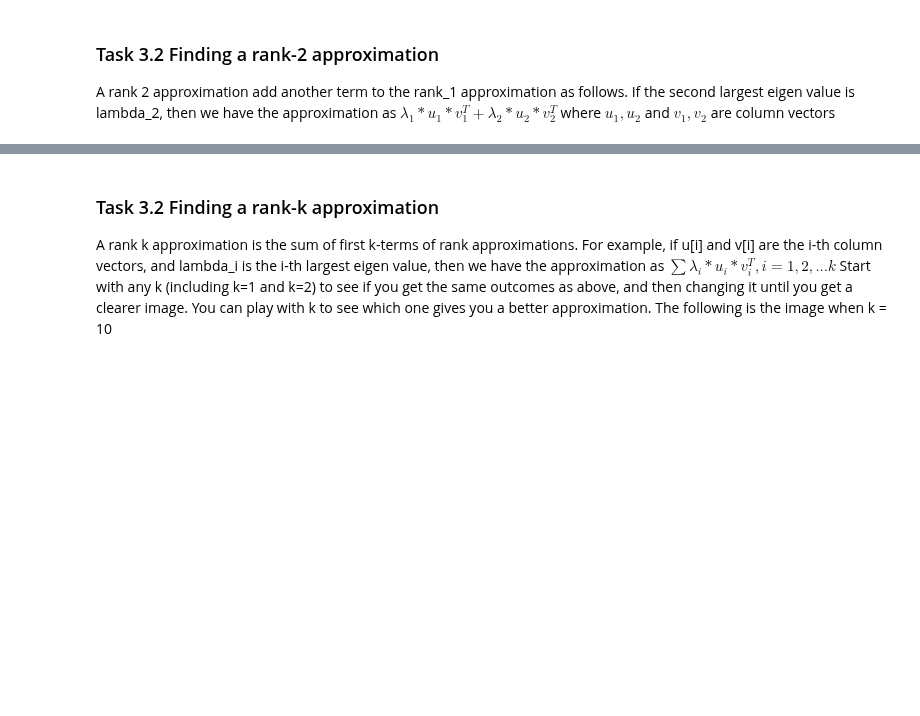
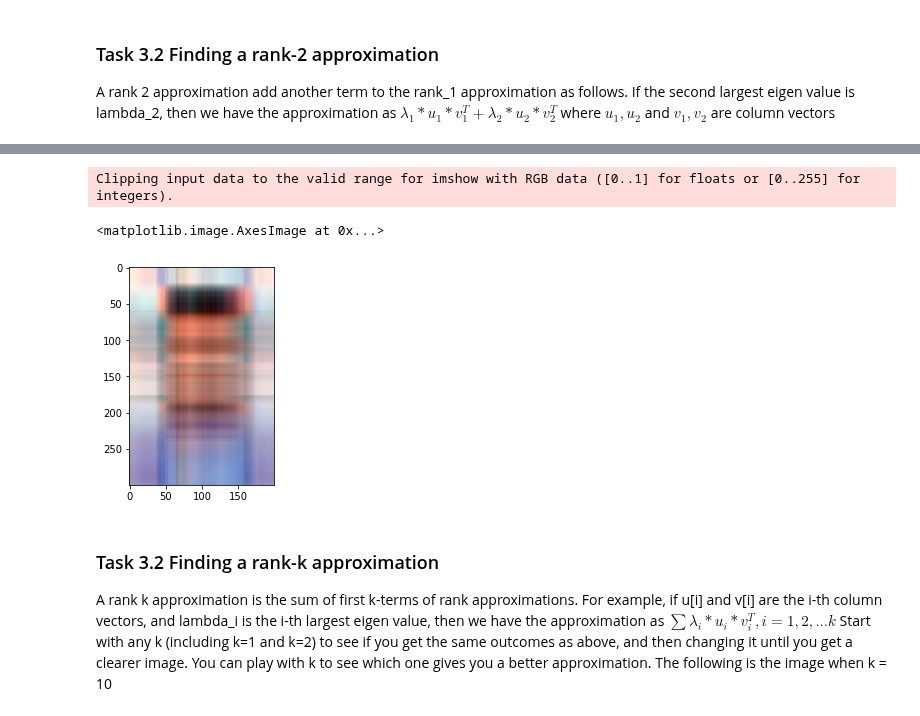
Before and after one commit to aarif-razak/cs439Work, a Jupyter notebook: Lab5/02_ahr58_Lab5.ipynb, the cells around one changed output, grey strips where cells are left out. Cells and saved outputs as stored; diff of their text form; code cells hidden in the pictures; blank space fills up the shorter version.

```diff
--- a/Lab5/02_ahr58_Lab5.ipynb
+++ b/Lab5/02_ahr58_Lab5.ipynb
@@ -312,3 +330,27 @@ Clipping input data to the valid range for imshow with RGB data ([0..1] for floa
+# %%
+## Find the rank-2 approximation and show the image generated by it.
+## BEGIN SOLUTION
+#similar to previous code
+
+rank2_R = UR[:,1].reshape(len(UR[:,0]),1) * sR[1] * VhR[1,:]
+rank2_G = UG[:,1].reshape(len(UG[:,0]),1) * sG[1] * VhG[1,:]
+rank2_B = UB[:,1].reshape(len(UB[:,0]),1) * sB[1] * VhB[1,:] #get rank2 components
+
+
+rank2_app = np.zeros(dims,int) #same dimentions as original image
+ #need to combine the rank 2 and rank1
+for i in range(dims[0]):
+    rank2_app[i,:,0] = rank1_R[i,:] + rank2_R[i,:]
+    rank2_app[i,:,1] = rank1_G[i,:] + rank2_G[i,:]
+    rank2_app[i,:,2] = rank1_B[i,:] + rank2_B[i,:]
+
+plt.imshow(rank2_app)
+
+## END SOLUTION
+# %% [output]
+Clipping input data to the valid range for imshow with RGB data ([0..1] for floats or [0..255] for integers).
+<matplotlib.image.AxesImage at 0x...>
+[figure, added]
 # %% [markdown]
 ### Task 3.2 Finding a rank-k approximation
 A rank k approximation is the sum of first k-terms of rank approximations. For example, if u[i] and v[i] are the i-th column vectors, and lambda_i is the i-th largest eigen value, then we have the approximation as
```
Also changed, not shown: parts of 8 cells of this notebook.
